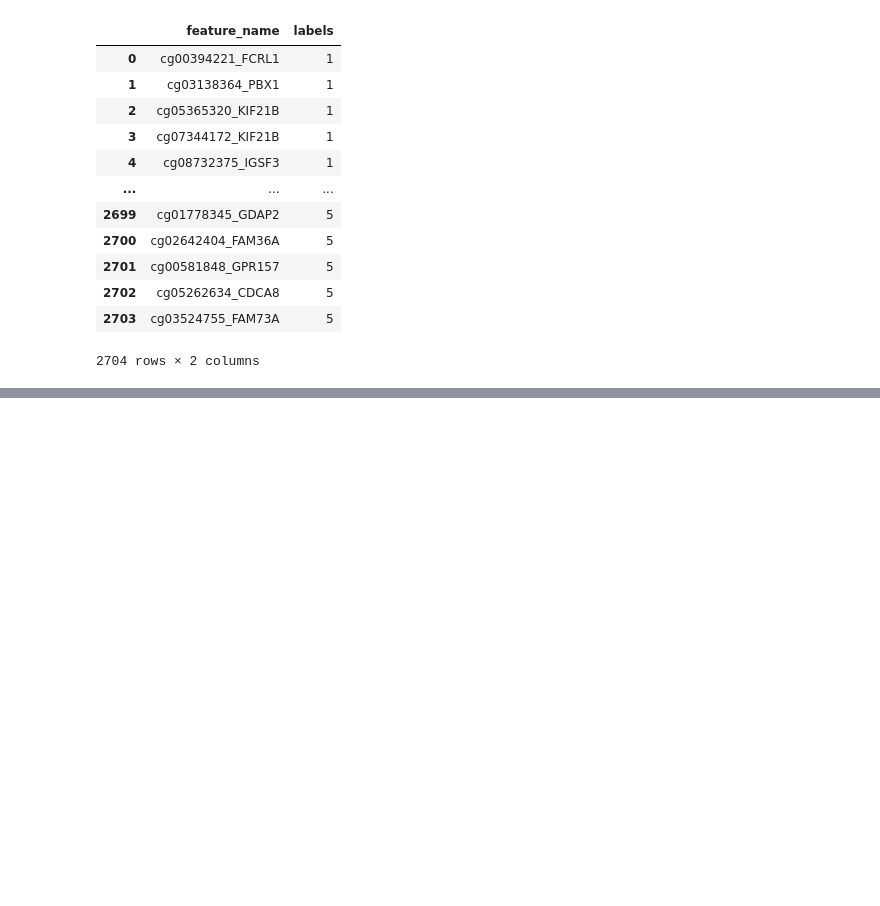
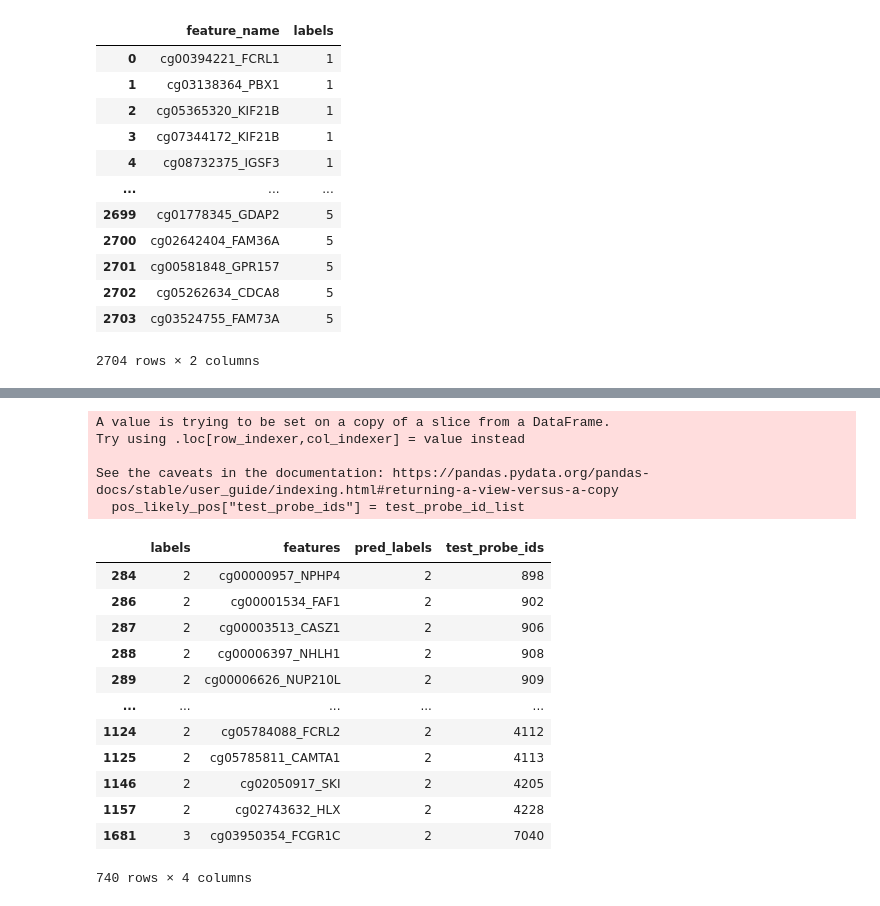
Before and after one commit to anuprulez/nanodiag_biomarker_prediction, a Jupyter notebook: graph_neural_networks/src/analyse_test_data.ipynb, the cells around one changed output, grey strips where cells are left out. Saved outputs shown, nothing was run; the diff lists cells and outputs as text; code cells hidden in the pictures; blank space fills up the shorter version.

```diff
--- a/graph_neural_networks/src/analyse_test_data.ipynb
+++ b/graph_neural_networks/src/analyse_test_data.ipynb
@@ -517,3 +374,4 @@ df_seeds
 # %%
-pos_likely_pos = df_f_name_labels[df_f_name_labels["labels"].isin([1,2])]
+pos_likely_pos = df_f_name_labels[(df_f_name_labels["labels"].isin([2])) | \
+                                    (df_f_name_labels["pred_labels"].isin([2]))]
 pos_likely_pos
@@ -519,0 +392,3 @@ pos_likely_pos
+# %%
+df_out_genes = pd.read_csv("../../pu_label_propagation/data/output/out_genes.csv", sep=" ", header=None)
+df_out_genes
@@ -519,0 +409,30 @@ pos_likely_pos
+# %%
+test_probe_id_list = list()
+for i, row in pos_likely_pos.iterrows():
+    r_values = row.values
+    name = r_values[1]
+    id = df_out_genes[df_out_genes.iloc[:, 1] == name]
+    test_probe_id_list.append(id.values[0][0])
+# %%
+pos_likely_pos["test_probe_ids"] = test_probe_id_list
+pos_likely_pos.to_csv("../data/output/pos_likely_pos.csv", sep=",", index=None)
+pos_likely_pos
+# %% [output]
+A value is trying to be set on a copy of a slice from a DataFrame.
+Try using .loc[row_indexer,col_indexer] = value instead
+
+See the caveats in the documentation: https://pandas.pydata.org/pandas-docs/stable/user_guide/indexing.html#returning-a-view-versus-a-copy
+  pos_likely_pos["test_probe_ids"] = test_probe_id_list
+|  | labels | features | pred_labels | test_probe_ids |
+| 284 | 2 | cg00000957_NPHP4 | 2 | 898 |
+| 286 | 2 | cg00001534_FAF1 | 2 | 902 |
+| 287 | 2 | cg00003513_CASZ1 | 2 | 906 |
+| 288 | 2 | cg00006397_NHLH1 | 2 | 908 |
+| 289 | 2 | cg00006626_NUP210L | 2 | 909 |
+| ... | ... | ... | ... | ... |
+| 1124 | 2 | cg05784088_FCRL2 | 2 | 4112 |
+| 1125 | 2 | cg05785811_CAMTA1 | 2 | 4113 |
+| 1146 | 2 | cg02050917_SKI | 2 | 4205 |
+| 1157 | 2 | cg02743632_HLX | 2 | 4228 |
+| 1681 | 3 | cg03950354_FCGR1C | 2 | 7040 |
+740 rows × 4 columns
```
Also changed, not shown: parts of 35 cells of this notebook, 4 other files.
